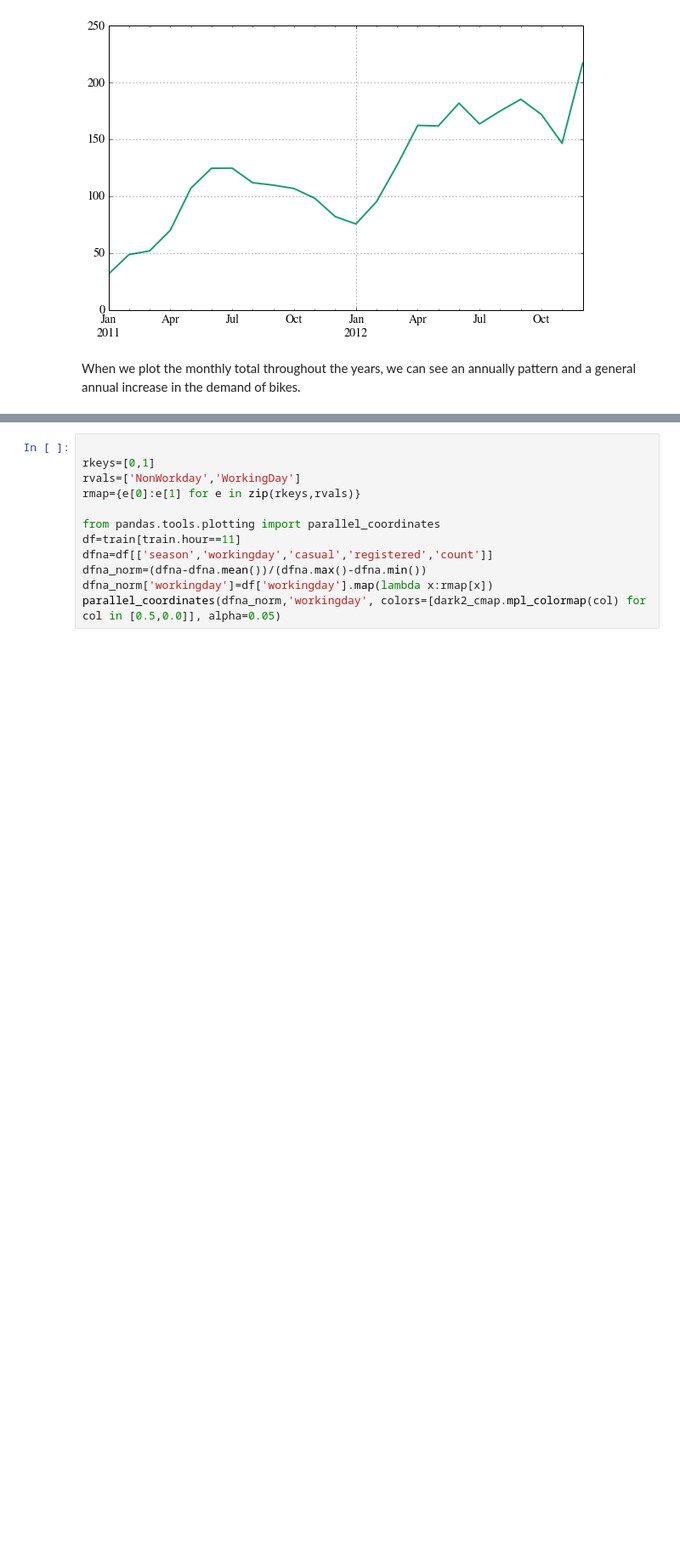
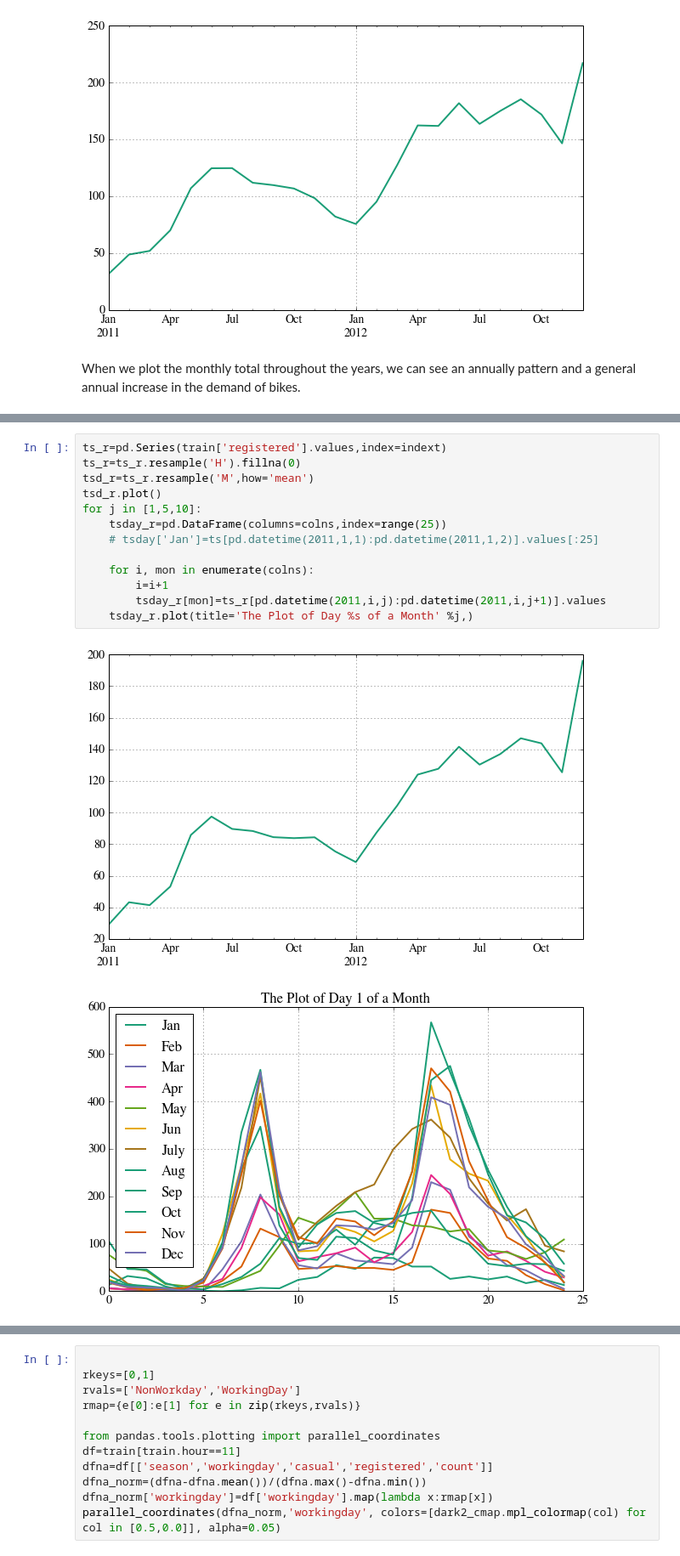
Before and after one commit to jingw01/Kaggle-Challege, a Jupyter notebook: BikeSharing/Untitled0 - Copy.ipynb, the cells around one changed output, grey strips where cells are left out. Shown at 85% size. Cells and saved outputs as stored; diff of their text form; blank space fills up the shorter version.

```diff
--- a/BikeSharing/Untitled0 - Copy.ipynb
+++ b/BikeSharing/Untitled0 - Copy.ipynb
@@ -153,0 +160,16 @@ for j in [1,5,10]:
+# %%
+ts_r=pd.Series(train['registered'].values,index=indext)
+ts_r=ts_r.resample('H').fillna(0)
+tsd_r=ts_r.resample('M',how='mean')
+tsd_r.plot()
+for j in [1,5,10]:
+    tsday_r=pd.DataFrame(columns=colns,index=range(25))
+    # tsday['Jan']=ts[pd.datetime(2011,1,1):pd.datetime(2011,1,2)].values[:25]
+
+    for i, mon in enumerate(colns):
+        i=i+1
+        tsday_r[mon]=ts_r[pd.datetime(2011,i,j):pd.datetime(2011,i,j+1)].values
+    tsday_r.plot(title='The Plot of Day %s of a Month' %j,)
+# %% [output]
+[figure, added]
+[figure, added]
```
Also changed, not shown: parts of 8 cells of this notebook.
